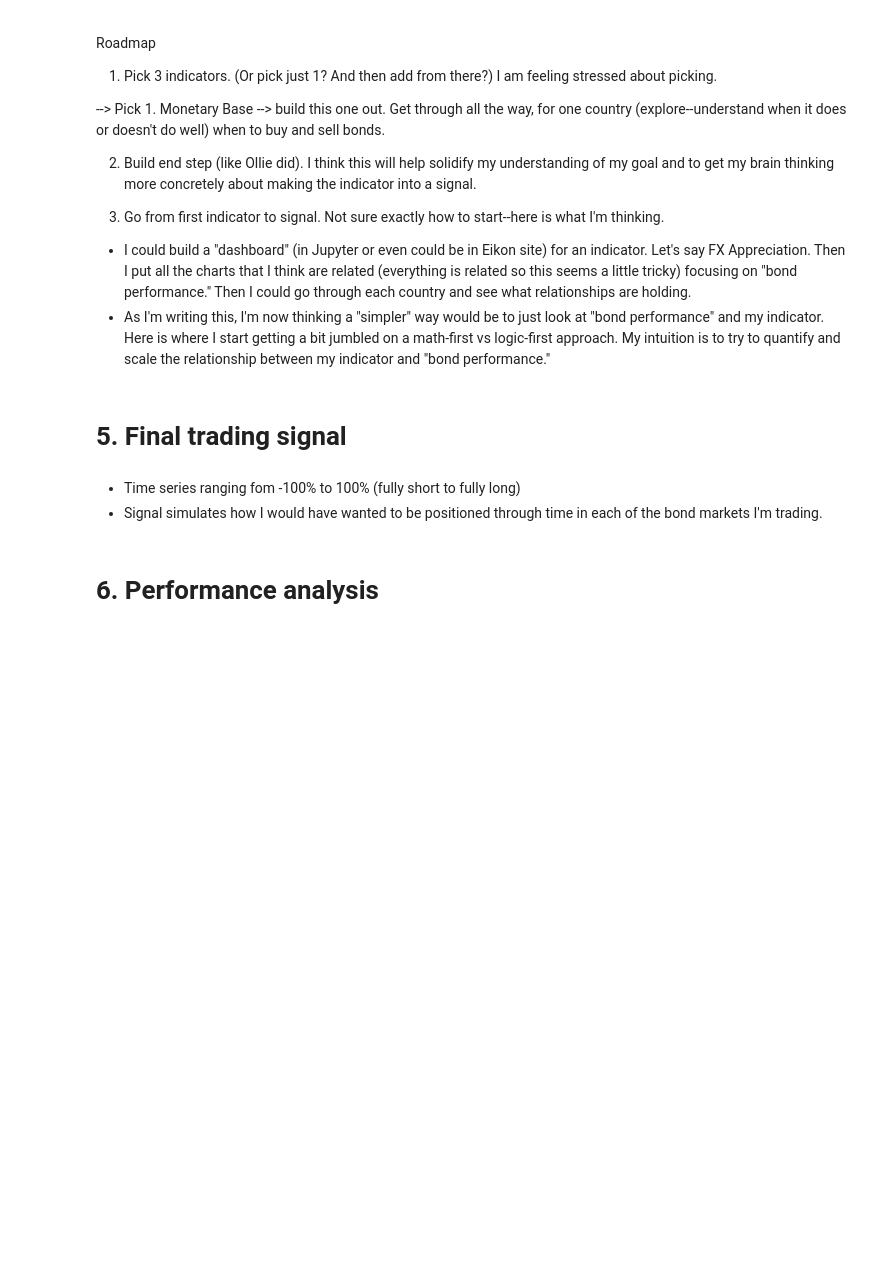
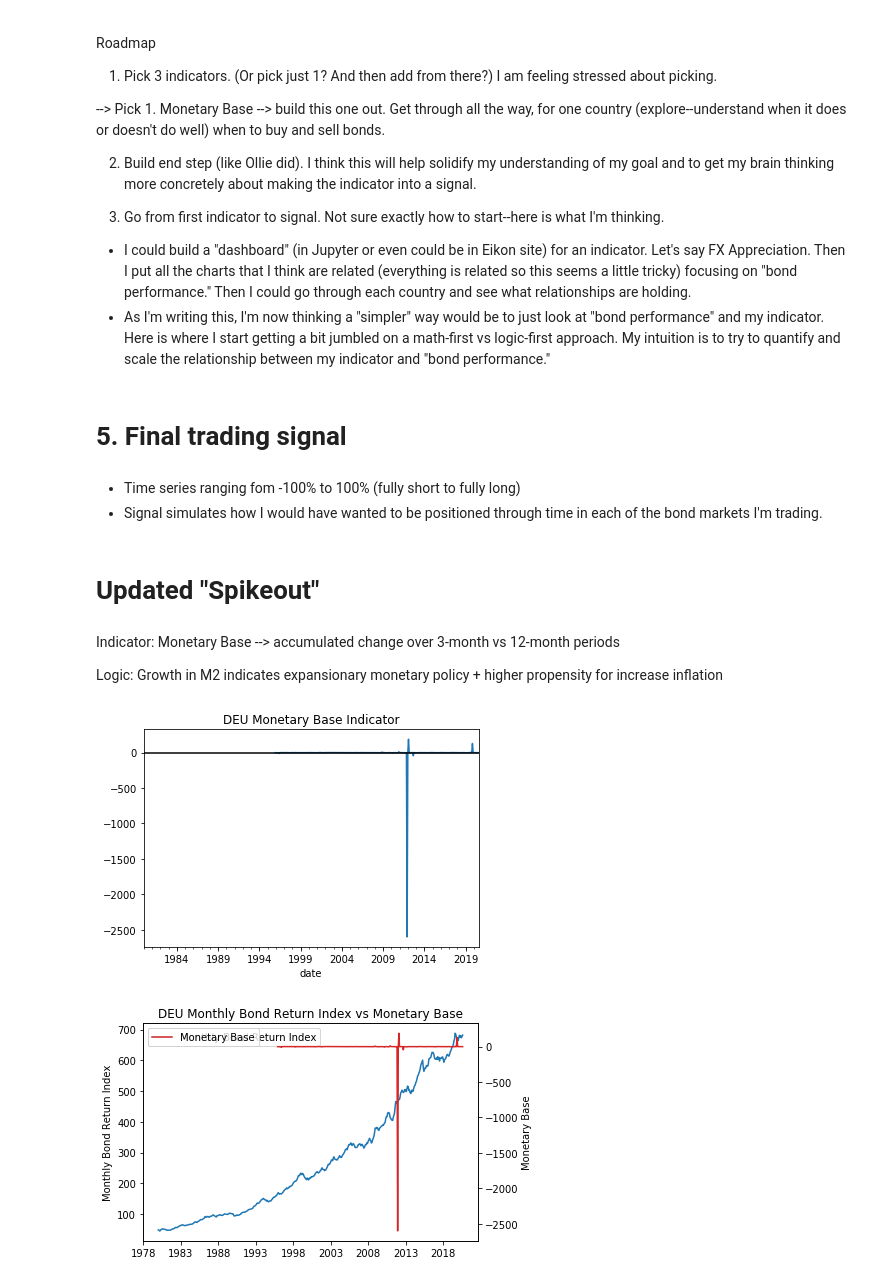
Before and after one commit to Mike-Huntress/Internship2020, a Jupyter notebook: Project_Workbook.ipynb, the cells around one changed output. Cells and saved outputs as stored; diff of their text form; code cells hidden in the pictures; blank space fills up the shorter version.

Commit message:
added section at the end working more through Monetary Base indicator

```diff
--- a/Project_Workbook.ipynb
+++ b/Project_Workbook.ipynb
@@ -476,5 +493,45 @@ Roadmap
 # %% [markdown]
 - Time series ranging fom -100% to 100% (fully short to fully long)
 - Signal simulates how I would have wanted to be positioned through time in each of the bond markets I'm trading.
-# %% [markdown]
-# 6. Performance analysis
+# %% [markdown]
+# Updated "Spikeout"
+# %% [markdown]
+Indicator: Monetary Base --> accumulated change over 3-month vs 12-month periods
+
+Logic: Growth in M2 indicates expansionary monetary policy + higher propensity for increase inflation
+# %%
+# Monetary Base
+country = 'DEU'
+
+# Build variable
+MonBase = M2inUSD[country].pct_change(2)/M2inUSD[country].pct_change(11)
+## I'm not yet sure that I'm correctly comparing the % changes; will ponder more tomorrow
+MonBase.plot()
+plt.title(f'{country} Monetary Base Indicator')
+plt.axhline(y=0, color='k') # Plotted x axis to clarify positive/negative parts of graph
+plt.show()
+
+# Compare to monthly returns
+MonthlyBondReturnIndex = BondReturnIndex[country].resample('1M').mean()
+
+# Monetary Base vs Bond Return Index
+fig, ax1 = plt.subplots()
+ax2 = ax1.twinx()
+ax1_label = 'Monthly Bond Return Index'
+ax1.plot(MonthlyBondReturnIndex.to_timestamp(), label = ax1_label)
+ax1.set_ylabel(ax1_label)
+ax1.legend()
+ax2_label = 'Monetary Base'
+ax2.plot(MonBase.to_timestamp(), color = 'tab:red', label = ax2_label)
+ax2.set_ylabel(ax2_label)
+ax2.legend()
+plt.title(f'{country} Monthly Bond Return Index vs Monetary Base')
+plt.show()
+
+# LOGIC
+# If MonetaryBase is > 0, then growth is accelerating (we grew faster in past 3 months compared to past 12 months)
+# With growth in MonetaryBase can come expansionary monetary policy and a higher likelihood of increased inflation
+# If we think inflation is going to increase, we want a short position
+# %% [output]
+[figure, added]
+[figure, added]
```
Also changed, not shown: parts of 2 cells of this notebook.
